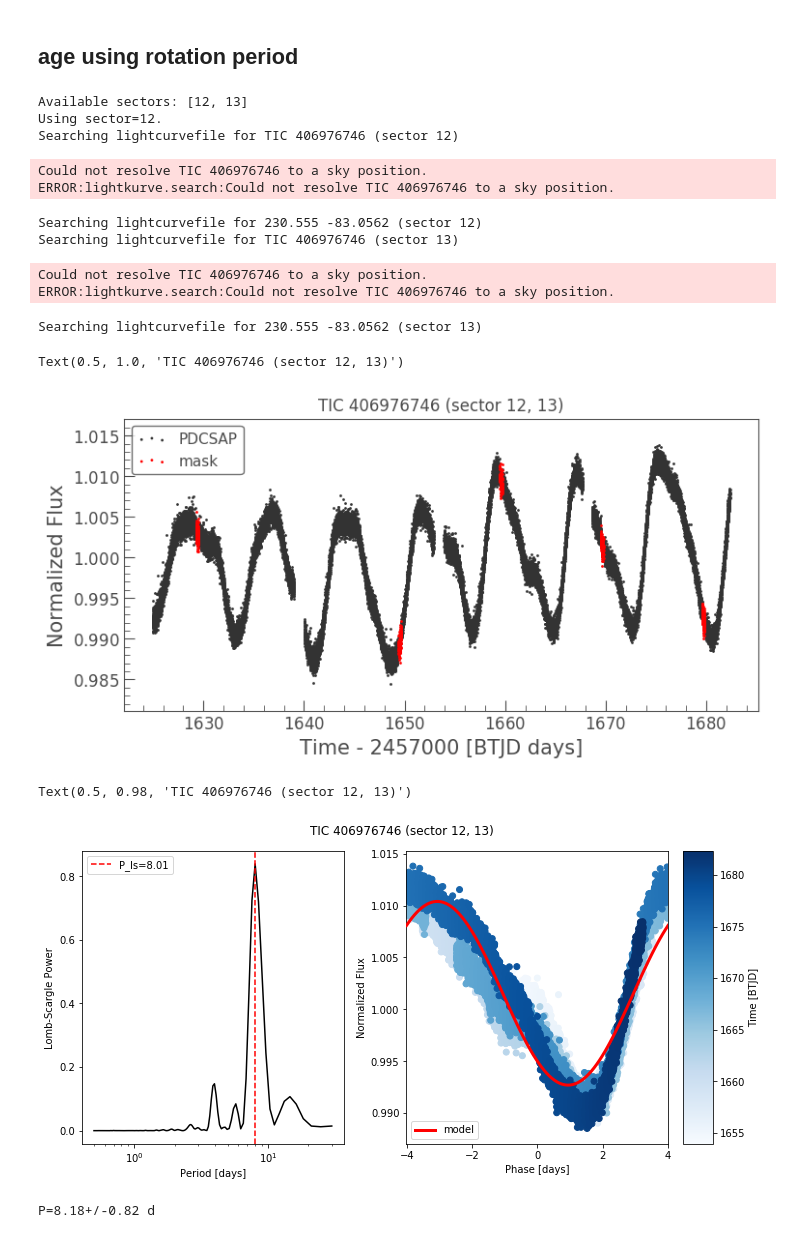
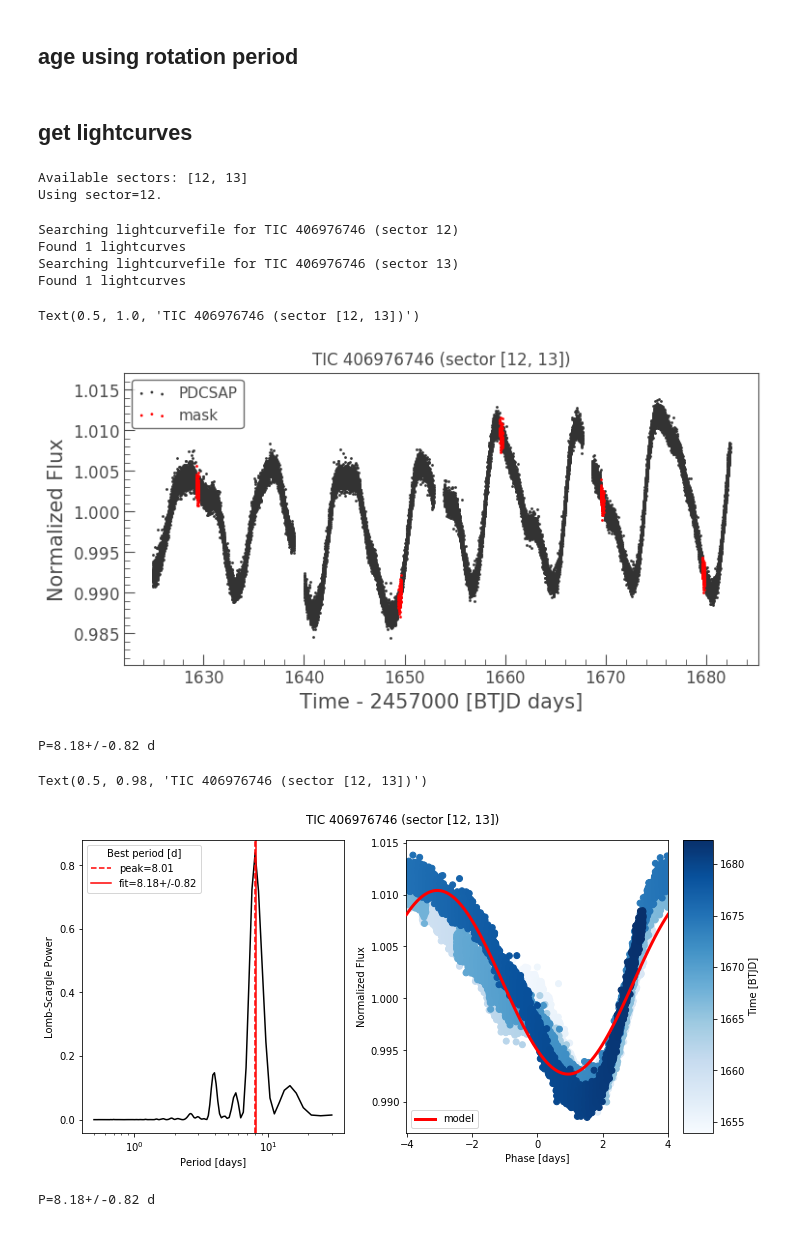
Before and after one commit to jpdeleon/chronos, a Jupyter notebook: notebooks/examples-age.ipynb, the cells around one changed output. Saved outputs shown, nothing was run; the diff lists cells and outputs as text; code cells hidden in the pictures.

```diff
--- a/notebooks/examples-age.ipynb
+++ b/notebooks/examples-age.ipynb
@@ -31,45 +26,48 @@ t.target_coord #note distance is also known for TOIs
 # %% [markdown]
 ## age using rotation period
+# %% [markdown]
+## get lightcurves
+# %%
+#
+sc = cr.ShortCadence(toiid=toiid)
+all_sectors = sc.get_all_sectors()
+# %% [output]
+Available sectors: [12, 13]
+Using sector=12.
 # %%
-s = cr.ShortCadence(toiid=toiid)
-lc1 = s.get_lc(lctype='pdcsap', sector=12)
+lc1 = sc.get_lc(lctype='pdcsap', sector=all_sectors[0])
 tmask1 = cr.get_transit_mask(lc1,
-                            period=s.toi_period,
-                            t0=s.toi_epoch-cr.utils.TESS_TIME_OFFSET,
-                            t14_hours=s.toi_duration
+                            period=sc.toi_period,
+                            epoch=sc.toi_epoch-cr.TESS_TIME_OFFSET,
+                            duration_hours=sc.toi_duration
                             )
 
-lc2 = s.get_lc(lctype='pdcsap', sector=13)
+lc2 = sc.get_lc(lctype='pdcsap', sector=all_sectors[1])
 tmask2 = cr.get_transit_mask(lc2,
-                            period=s.toi_period,
-                            t0=s.toi_epoch-cr.utils.TESS_TIME_OFFSET,
-                            t14_hours=s.toi_duration
+                            period=sc.toi_period,
+                            epoch=sc.toi_epoch-cr.TESS_TIME_OFFSET,
+                            duration_hours=sc.toi_duration
                             )
+#merge multi-sector lc
 lc = lc1[~tmask1].append(lc2[~tmask2])
 lcm = lc1[tmask1].append(lc2[tmask2])
-# tmask = [j for sub in [tmask1,tmask2] for j in sub]
 
 ax = lc.scatter(label='PDCSAP')
 lcm.scatter(ax=ax, label='mask', c='r')
-ax.set_title(f'TIC {s.ticid} (sector 12, 13)')
+ax.set_title(f'TIC {sc.ticid} (sector {all_sectors})')
 # %% [output]
-Available sectors: [12, 13]
-Using sector=12.
 Searching lightcurvefile for TIC 406976746 (sector 12)
+Found 1 lightcurves
+Searching lightcurvefile for TIC 406976746 (sector 13)
+Found 1 lightcurves
-Could not resolve TIC 406976746 to a sky position.
-ERROR:lightkurve.search:Could not resolve TIC 406976746 to a sky position.
+Text(0.5, 1.0, 'TIC 406976746 (sector [12, 13])')
-Searching lightcurvefile for 230.555 -83.0562 (sector 12)
-Searching lightcurvefile for TIC 406976746 (sector 13)
-Could not resolve TIC 406976746 to a sky position.
-ERROR:lightkurve.search:Could not resolve TIC 406976746 to a sky position.
-Searching lightcurvefile for 230.555 -83.0562 (sector 13)
-Text(0.5, 1.0, 'TIC 406976746 (sector 12, 13)')
-[figure, old version]
+[figure, new version]
 # %%
-lc = s.lc_pdcsap.remove_outliers().normalize()
-fig = cr.plot_lomb_scargle(lc.time, lc.flux)
-fig.suptitle(f'TIC {s.ticid} (sector 12, 13)')
+lc = sc.lc_pdcsap.remove_outliers().normalize()
+fig = cr.plot_rotation_period(lc.time, lc.flux)
+fig.suptitle(f'TIC {sc.ticid} (sector {all_sectors})')
 # %% [output]
-Text(0.5, 0.98, 'TIC 406976746 (sector 12, 13)')
+P=8.18+/-0.82 d
+Text(0.5, 0.98, 'TIC 406976746 (sector [12, 13])')
-[figure, old version]
+[figure, new version]
 # %%
```
Also changed, not shown: parts of 34 cells of this notebook, 27 other files.
